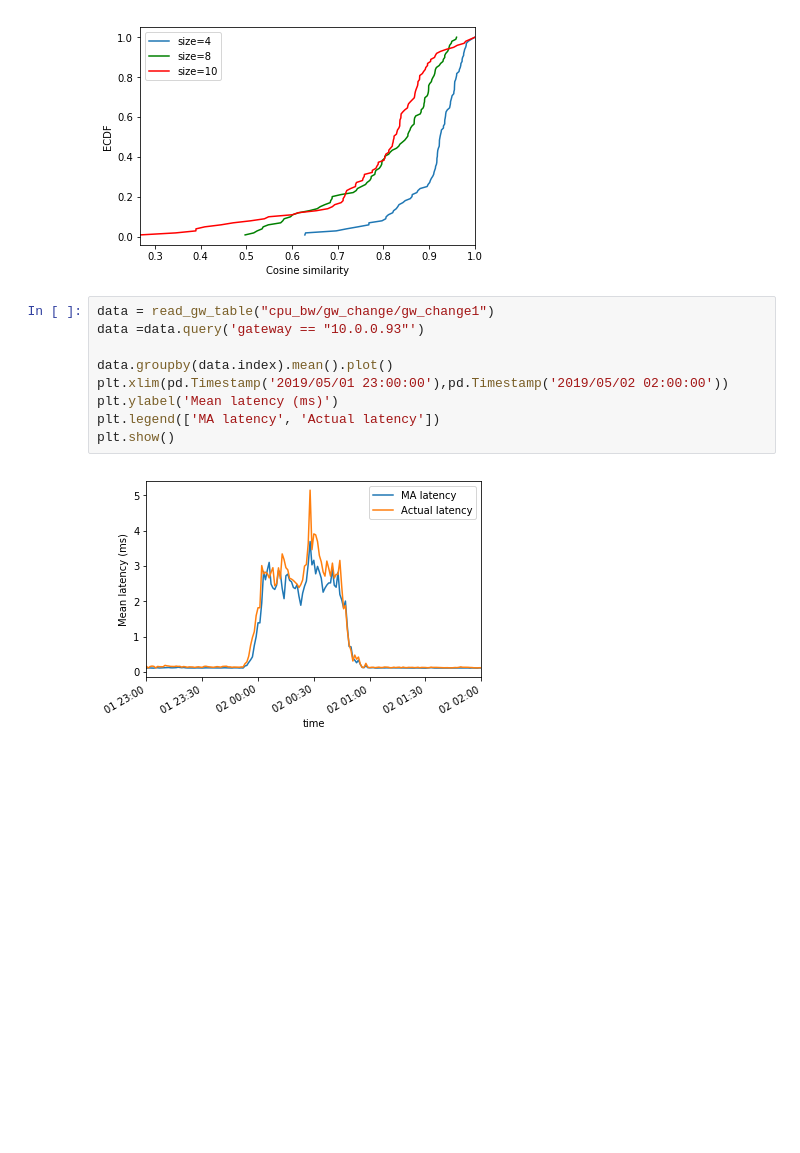
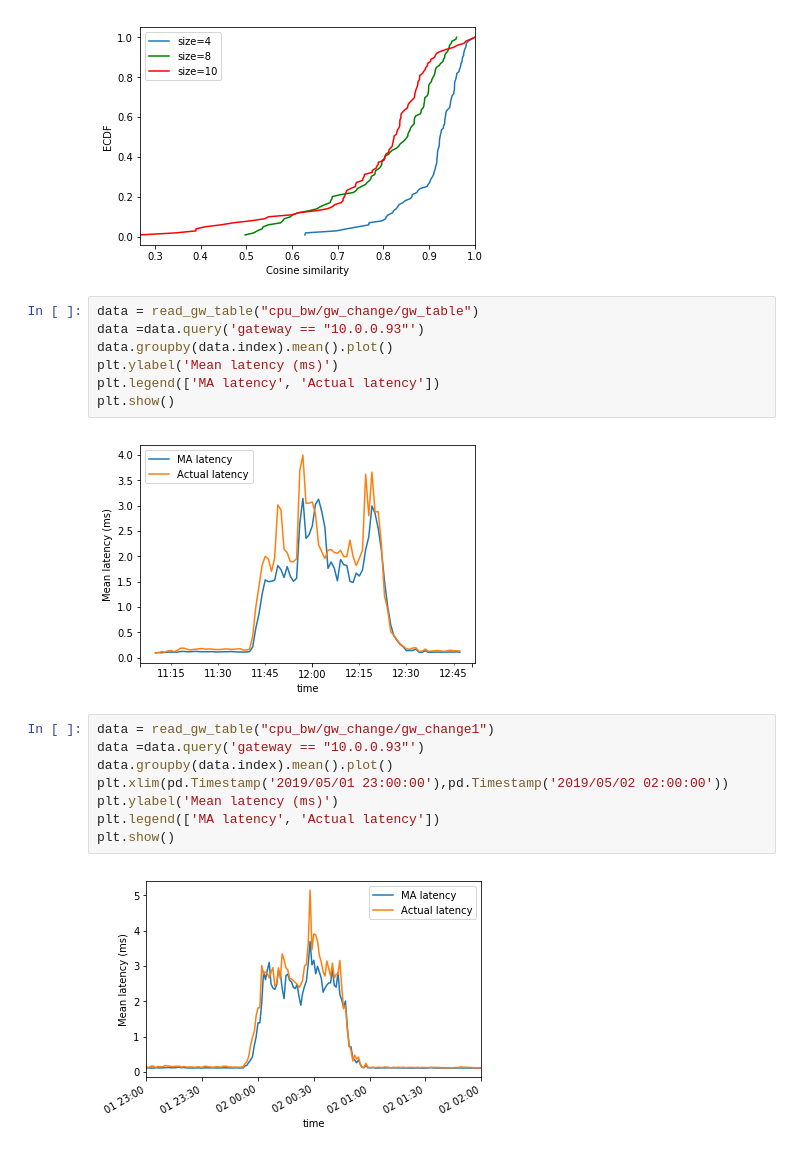
Before and after one commit to khulan8824/mn, a Jupyter notebook: log.ipynb, the cells around one changed output. Saved outputs shown, nothing was run; the diff lists cells and outputs as text; blank space fills up the shorter version.

```diff
--- a/log.ipynb
+++ b/log.ipynb
@@ -171,10 +171,18 @@ plt.ylabel('ECDF')
 plt.show()
 # %% [output]
 [figure]
+# %%
+data = read_gw_table("cpu_bw/gw_change/gw_table")
+data =data.query('gateway == "10.0.0.93"')
+data.groupby(data.index).mean().plot()
+plt.ylabel('Mean latency (ms)')
+plt.legend(['MA latency', 'Actual latency'])
+plt.show()
+# %% [output]
+[figure, added]
 # %%
 data = read_gw_table("cpu_bw/gw_change/gw_change1")
 data =data.query('gateway == "10.0.0.93"')
-
 data.groupby(data.index).mean().plot()
 plt.xlim(pd.Timestamp('2019/05/01 23:00:00'),pd.Timestamp('2019/05/02 02:00:00'))
 plt.ylabel('Mean latency (ms)')
```
Also changed, not shown: 2 other files.
